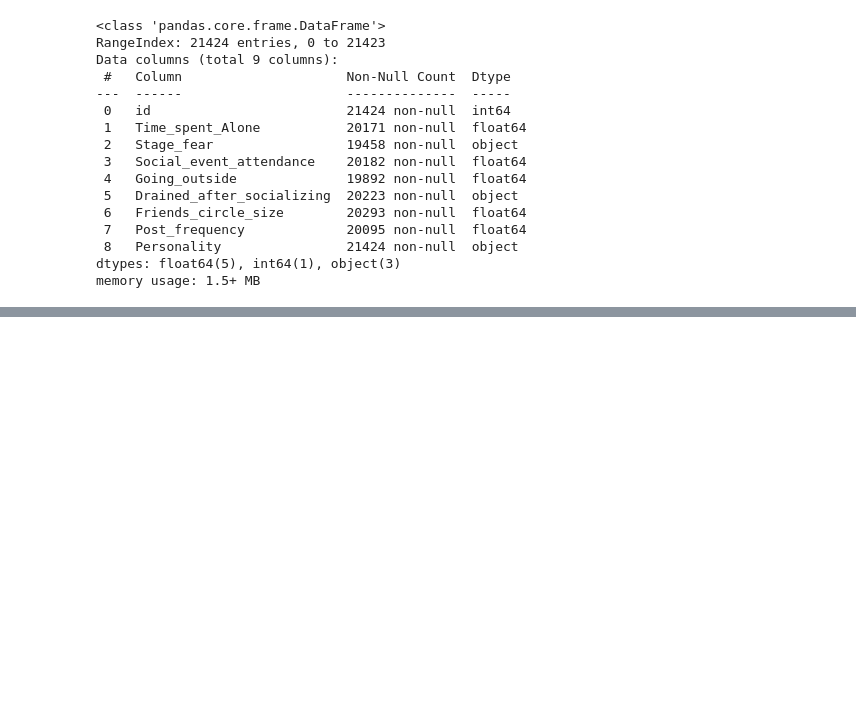
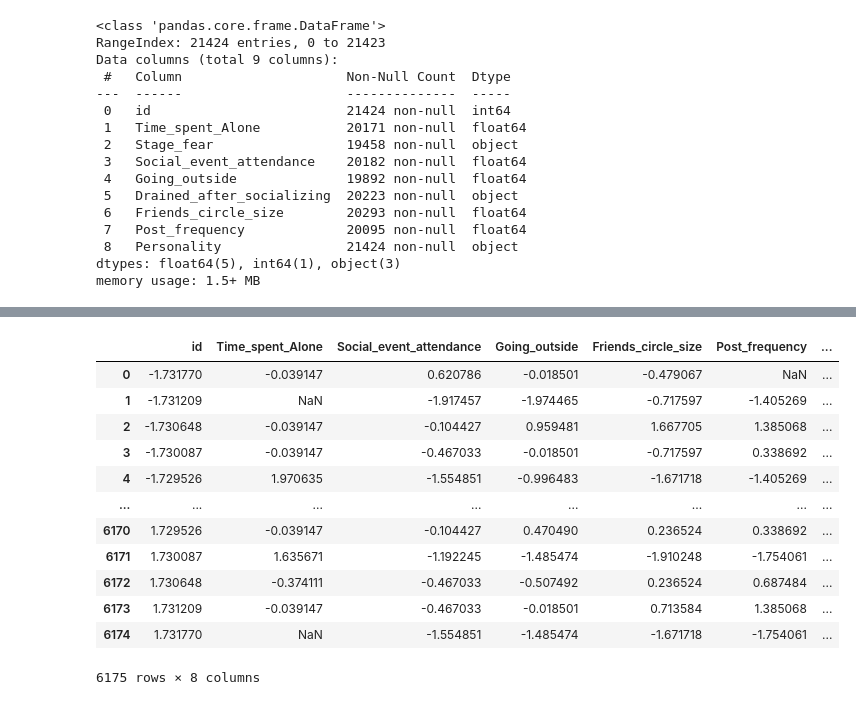
Before and after one commit to udayhacks/Predict-the-Introverts-from-the-Extroverts-Playground-Series---Season-5-Episode-7, a Jupyter notebook: version3.ipynb, the cells around one changed output, grey strips where cells are left out. Drawn from its saved outputs; the diff is of its cells as text; code cells hidden in the pictures; blank space fills up the shorter version.

```diff
--- a/version3.ipynb
+++ b/version3.ipynb
@@ -107,2 +125,16 @@ train[colm] = train[colm].fillna('missing')
 # %%
-train
+df_encoded = train[colm].copy()
+df_encodedT = test[colmt].copy()
+label_encoders = {}
+
+for col in colm:
+    df_encoded[col] = df_encoded[col].fillna("Missing")
+    le = LabelEncoder()
+    df_encoded[col] = le.fit_transform(df_encoded[col])
+    label_encoders[col] = le
+
+
+for col in colmt:
+    df_encodedT[col] = df_encodedT[col].fillna("Missing")
+    le = label_encoders[col]
+    df_encodedT[col] = le.transform(df_encodedT[col])
@@ -122,0 +180,3 @@ train
+# %%
+train = pd.DataFrame(scalar.fit_transform(train), columns=train.columns)
+test = pd.DataFrame(scalar.fit_transform(test), columns=test.columns)
@@ -122,0 +199,16 @@ train
+# %%
+test
+# %% [output]
+|  | id | Time_spent_Alone | Social_event_attendance | Going_outside | Friends_circle_size | Post_frequency | ... |
+| 0 | -1.731770 | -0.039147 | 0.620786 | -0.018501 | -0.479067 | NaN | ... |
+| 1 | -1.731209 | NaN | -1.917457 | -1.974465 | -0.717597 | -1.405269 | ... |
+| 2 | -1.730648 | -0.039147 | -0.104427 | 0.959481 | 1.667705 | 1.385068 | ... |
+| 3 | -1.730087 | -0.039147 | -0.467033 | -0.018501 | -0.717597 | 0.338692 | ... |
+| 4 | -1.729526 | 1.970635 | -1.554851 | -0.996483 | -1.671718 | -1.405269 | ... |
+| ... | ... | ... | ... | ... | ... | ... | ... |
+| 6170 | 1.729526 | -0.039147 | -0.104427 | 0.470490 | 0.236524 | 0.338692 | ... |
+| 6171 | 1.730087 | 1.635671 | -1.192245 | -1.485474 | -1.910248 | -1.754061 | ... |
+| 6172 | 1.730648 | -0.374111 | -0.467033 | -0.507492 | 0.236524 | 0.687484 | ... |
+| 6173 | 1.731209 | -0.039147 | -0.467033 | -0.018501 | 0.713584 | 1.385068 | ... |
+| 6174 | 1.731770 | NaN | -1.554851 | -1.485474 | -1.671718 | -1.754061 | ... |
+6175 rows × 8 columns
```
Also changed, not shown: parts of 18 cells of this notebook, 1 other file.
